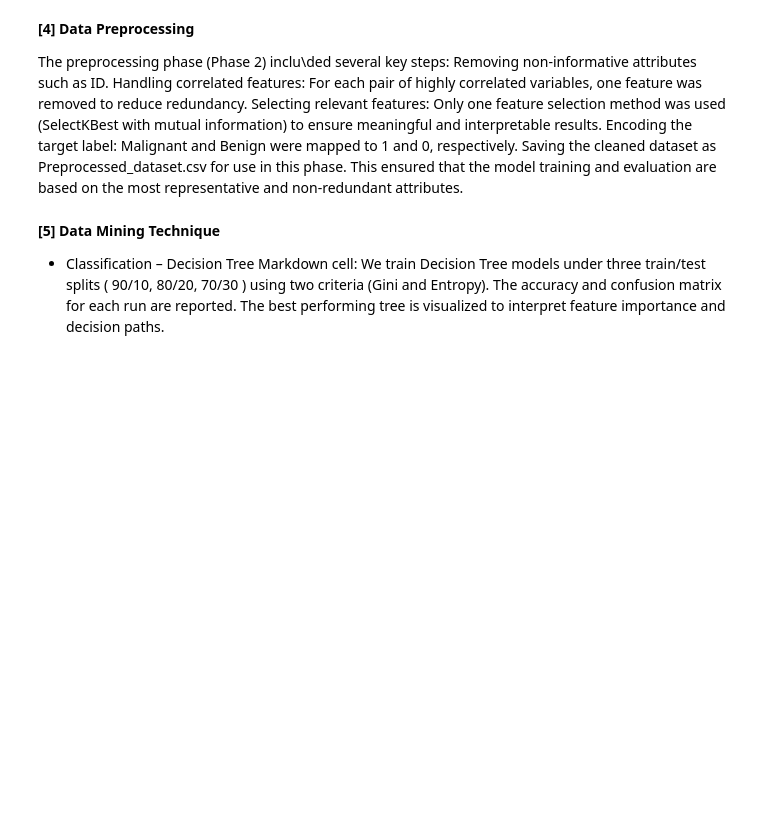
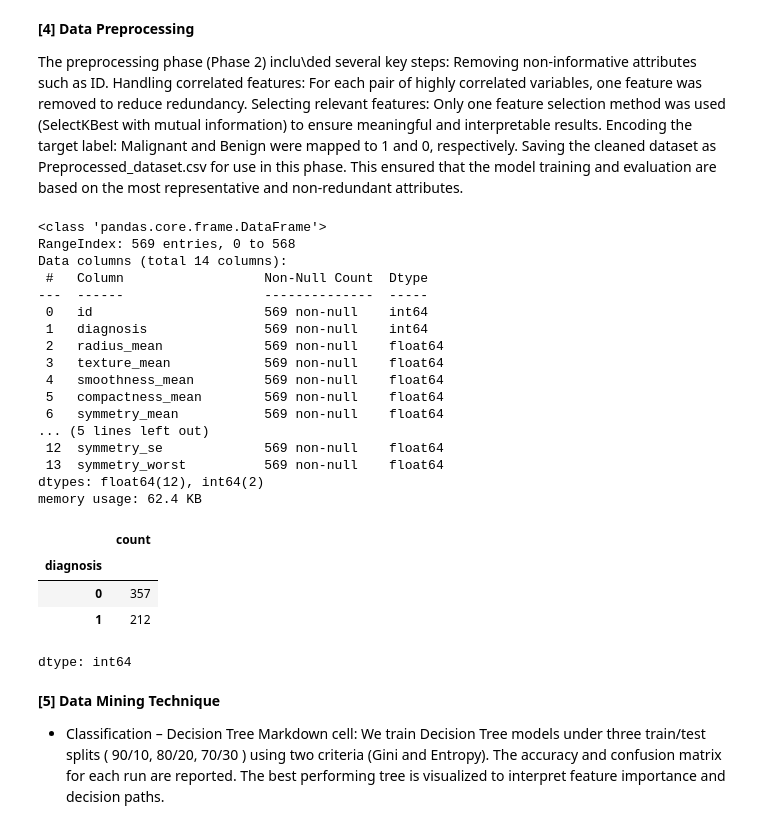
Before and after one commit to halaaab/IT_326-Project-Group-1, a Jupyter notebook: Phase3.ipynb, the cells around one changed output. Cells and saved outputs as stored; diff of their text form; code cells hidden in the pictures; blank space fills up the shorter version.

```diff
--- a/Phase3.ipynb
+++ b/Phase3.ipynb
@@ -40,6 +45,33 @@ Selecting relevant features: Only one feature selection method was used (SelectK
 Encoding the target label: Malignant and Benign were mapped to 1 and 0, respectively.
 Saving the cleaned dataset as Preprocessed_dataset.csv for use in this phase.
 This ensured that the model training and evaluation are based on the most representative and non-redundant attributes.
+# %%
+# Verify structure and label distribution
+df.info()
+df['diagnosis'].value_counts()
+# %% [output]
+<class 'pandas.core.frame.DataFrame'>
+RangeIndex: 569 entries, 0 to 568
+Data columns (total 14 columns):
+ #   Column                  Non-Null Count  Dtype
+---  ------                  --------------  -----
+ 0   id                      569 non-null    int64
+ 1   diagnosis               569 non-null    int64
+ 2   radius_mean             569 non-null    float64
+ 3   texture_mean            569 non-null    float64
+ 4   smoothness_mean         569 non-null    float64
+ 5   compactness_mean        569 non-null    float64
+ 6   symmetry_mean           569 non-null    float64
+... (5 lines left out)
+ 12  symmetry_se             569 non-null    float64
+ 13  symmetry_worst          569 non-null    float64
+dtypes: float64(12), int64(2)
+memory usage: 62.4 KB
+|  | count |
+| diagnosis |  |
+| 0 | 357 |
+| 1 | 212 |
+dtype: int64
 # %% [markdown]
 **[5] Data Mining Technique**
 - Classification – Decision Tree
```
Also changed, not shown: parts of 5 cells of this notebook.
